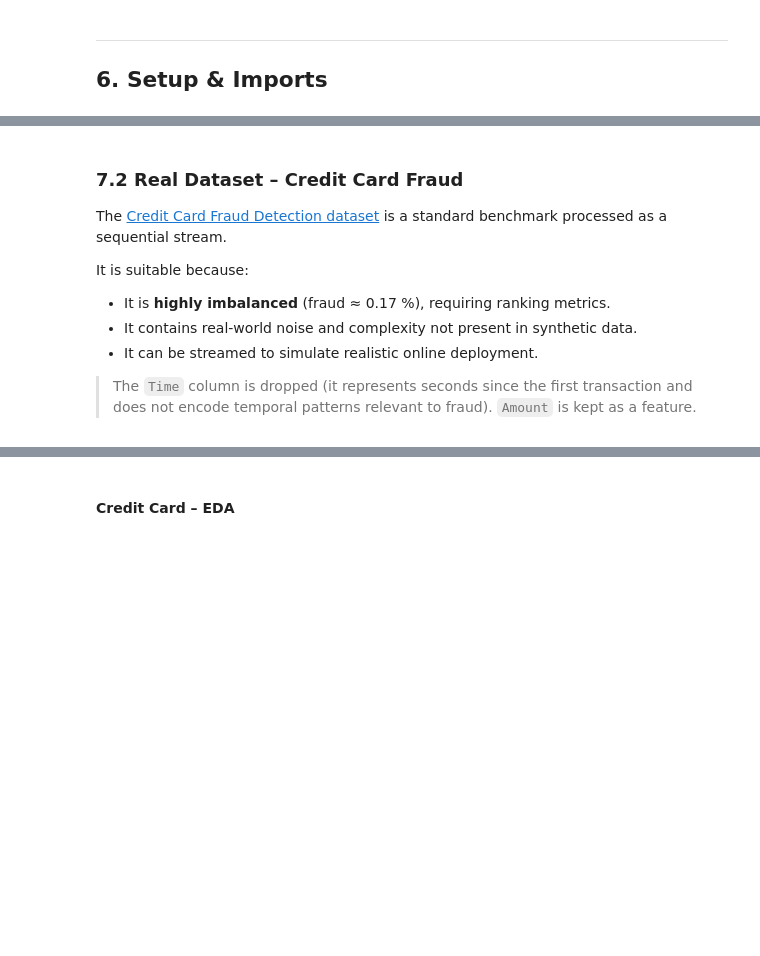
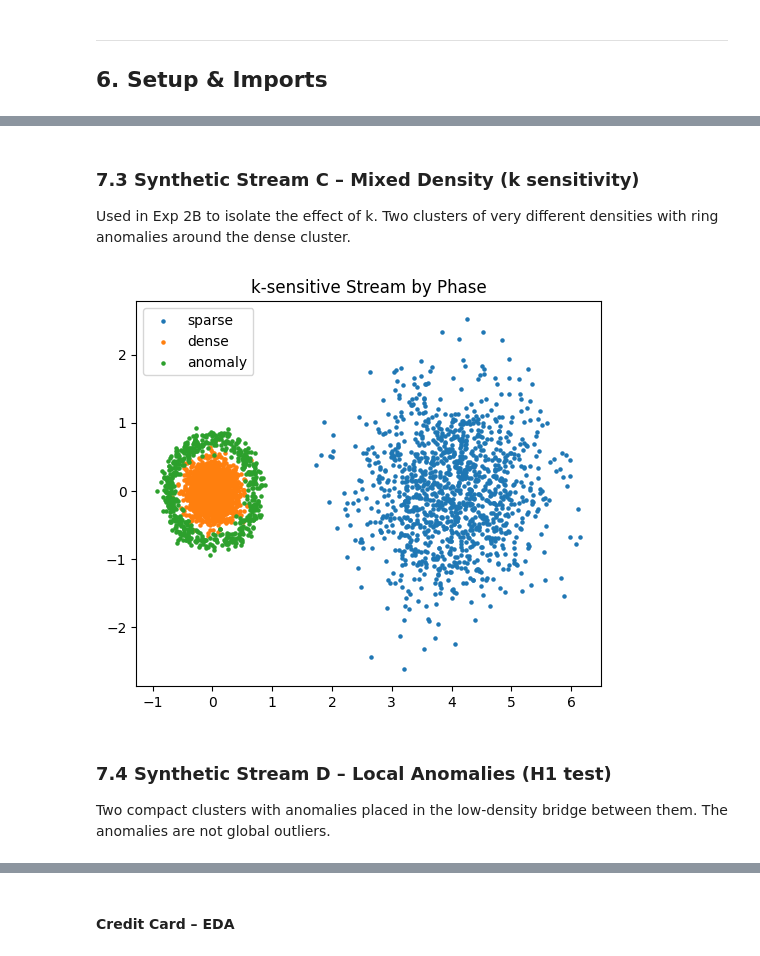
Before and after one commit to gjoliveira/Incremental-LOF, a Jupyter notebook: notebook_reorganised.ipynb, the cells around one changed output, grey strips where cells are left out. Cells and saved outputs as stored; diff of their text form; code cells hidden in the pictures; blank space fills up the shorter version.

```diff
--- a/notebook_reorganised.ipynb
+++ b/notebook_reorganised.ipynb
@@ -257,11 +318,39 @@ plt.show()
-# %% [markdown]
-### 7.2 Real Dataset – Credit Card Fraud
-
-The [Credit Card Fraud Detection dataset](https://www.kaggle.com/datasets/mlg-ulb/creditcardfraud) is a standard benchmark processed as a sequential stream.
-
-It is suitable because:
-- It is **highly imbalanced** (fraud ≈ 0.17 %), requiring ranking metrics.
-- It contains real-world noise and complexity not present in synthetic data.
-- It can be streamed to simulate realistic online deployment.
-
-> The `Time` column is dropped (it represents seconds since the first transaction and does not encode temporal patterns relevant to fraud). `Amount` is kept as a feature.
+# %% [markdown]
+### 7.3 Synthetic Stream C – Mixed Density (k sensitivity)
+
+Used in Exp 2B to isolate the effect of k. Two clusters of very different densities with ring anomalies around the dense cluster.
+# %%
+def generate_k_sensitive_stream(n_samples=4000, seed=42):
+    np.random.seed(seed); random.seed(seed)
+    stream = []
+    for _ in range(n_samples):
+        r = random.random()
+        if r < 0.55:
+            x = np.random.normal(loc=(0.0, 0.0), scale=0.20, size=2); y = 0; phase = "dense"
+        elif r < 0.85:
+            x = np.random.normal(loc=(4.0, 0.0), scale=0.75, size=2); y = 0; phase = "sparse"
+        else:
+            angle = np.random.uniform(0, 2 * np.pi)
+            radius = np.random.normal(loc=0.75, scale=0.08)
+            x = np.array([radius * np.cos(angle), radius * np.sin(angle)]); y = 1; phase = "anomaly"
+        stream.append(({"x1": float(x[0]), "x2": float(x[1])}, y, phase))
+    return stream
+
+
+k_sensitive_stream = generate_k_sensitive_stream()
+df_k = stream_to_df(k_sensitive_stream)
+# %%
+plt.figure(figsize=(6,5))
+for phase in df_k["phase"].unique():
+    d = df_k[df_k["phase"] == phase]
+    plt.scatter(d["x1"], d["x2"], s=5, label=phase)
+
+plt.legend()
+plt.title("k-sensitive Stream by Phase")
+plt.show()
+# %% [output]
+[figure, added]
+# %% [markdown]
+### 7.4 Synthetic Stream D – Local Anomalies (H1 test)
+
+Two compact clusters with anomalies placed in the low-density bridge between them. The anomalies are not global outliers.
```
Also changed, not shown: parts of 80 cells of this notebook, 1 other file.
